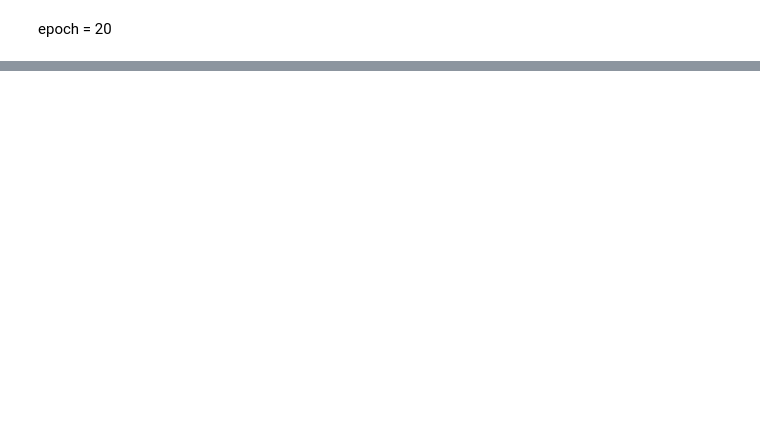
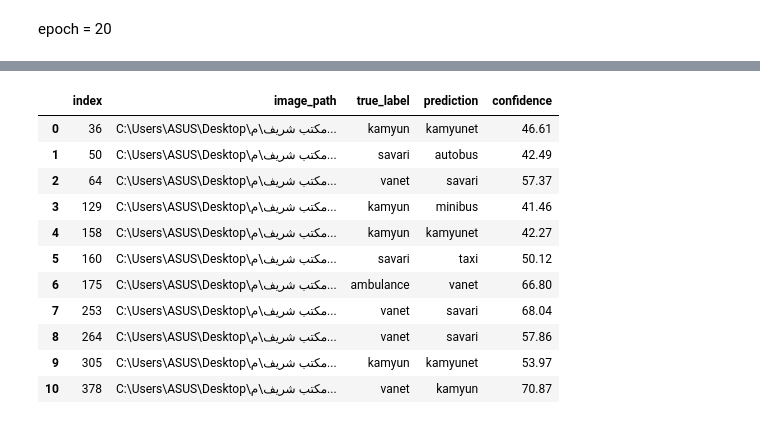
Before and after one commit to fashokouhi/Traffic-Vehicle-Classification-project-2, a Jupyter notebook: notebooks/model_training.ipynb, the cells around one changed output, grey strips where cells are left out. Saved outputs shown, nothing was run; the diff lists cells and outputs as text; code cells hidden in the pictures; blank space fills up the shorter version.

Commit message:
Complete validation and final model analysis

```diff
--- a/notebooks/model_training.ipynb
+++ b/notebooks/model_training.ipynb
@@ -2541,0 +6364,33 @@ Epoch [20/20] Train Loss: 0.0148 | Val Loss: 0.1855 | Val Accuracy: 95.58%
+# %%
+# Get validation predictions and confidence
+
+best_model_norm_aug.eval()
+
+all_labels_conf = []
+all_predictions_conf = []
+all_confidences = []
+
+with torch.no_grad():
+
+    for images, labels in val_loader_norm_aug:
+
+        images = images.to(device)
+
+        outputs = best_model_norm_aug(images)
+
+        probabilities = torch.softmax(outputs, dim=1)
+
+        confidences, predictions = probabilities.max(dim=1)
+
+        all_labels_conf.extend(labels.numpy())
+        all_predictions_conf.extend(predictions.cpu().numpy())
+        all_confidences.extend(confidences.cpu().numpy())
+
+all_labels_conf = np.array(all_labels_conf)
+all_predictions_conf = np.array(all_predictions_conf)
+all_confidences = np.array(all_confidences)
+
+print("Validation samples:", len(all_labels_conf))
+print("Mean confidence:", round(all_confidences.mean(), 4))
+print("Minimum confidence:", round(all_confidences.min(), 4))
+print("Maximum confidence:", round(all_confidences.max(), 4))
@@ -2541,0 +6528,23 @@ Epoch [20/20] Train Loss: 0.0148 | Val Loss: 0.1855 | Val Accuracy: 95.58%
+# %%
+# Misclassified Samples Table
+
+misclassified_df = pd.DataFrame(misclassified_samples)
+
+misclassified_df["confidence"] = (
+    misclassified_df["confidence"] * 100
+).round(2)
+
+display(misclassified_df)
+# %% [output]
+|  | index | image_path | true_label | prediction | confidence |
+| 0 | 36 | C:\Users\ASUS\Desktop\مکتب شریف\م... | kamyun | kamyunet | 46.61 |
+| 1 | 50 | C:\Users\ASUS\Desktop\مکتب شریف\م... | savari | autobus | 42.49 |
+| 2 | 64 | C:\Users\ASUS\Desktop\مکتب شریف\م... | vanet | savari | 57.37 |
+| 3 | 129 | C:\Users\ASUS\Desktop\مکتب شریف\م... | kamyun | minibus | 41.46 |
+| 4 | 158 | C:\Users\ASUS\Desktop\مکتب شریف\م... | kamyun | kamyunet | 42.27 |
+| 5 | 160 | C:\Users\ASUS\Desktop\مکتب شریف\م... | savari | taxi | 50.12 |
+| 6 | 175 | C:\Users\ASUS\Desktop\مکتب شریف\م... | ambulance | vanet | 66.80 |
+| 7 | 253 | C:\Users\ASUS\Desktop\مکتب شریف\م... | vanet | savari | 68.04 |
+| 8 | 264 | C:\Users\ASUS\Desktop\مکتب شریف\م... | vanet | savari | 57.86 |
+| 9 | 305 | C:\Users\ASUS\Desktop\مکتب شریف\م... | kamyun | kamyunet | 53.97 |
+| 10 | 378 | C:\Users\ASUS\Desktop\مکتب شریف\م... | vanet | kamyun | 70.87 |
```
Also changed, not shown: parts of 140 cells of this notebook, 12 other files.
